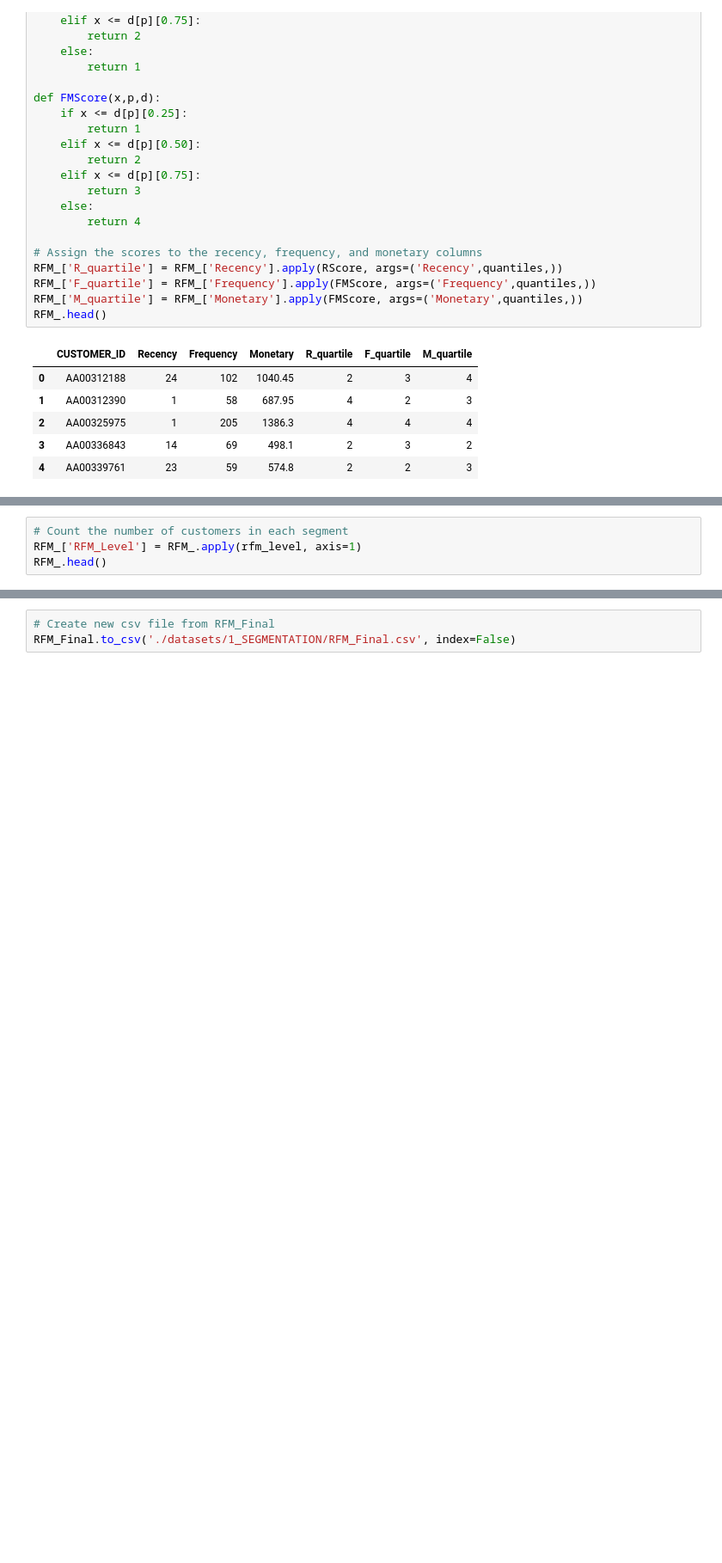
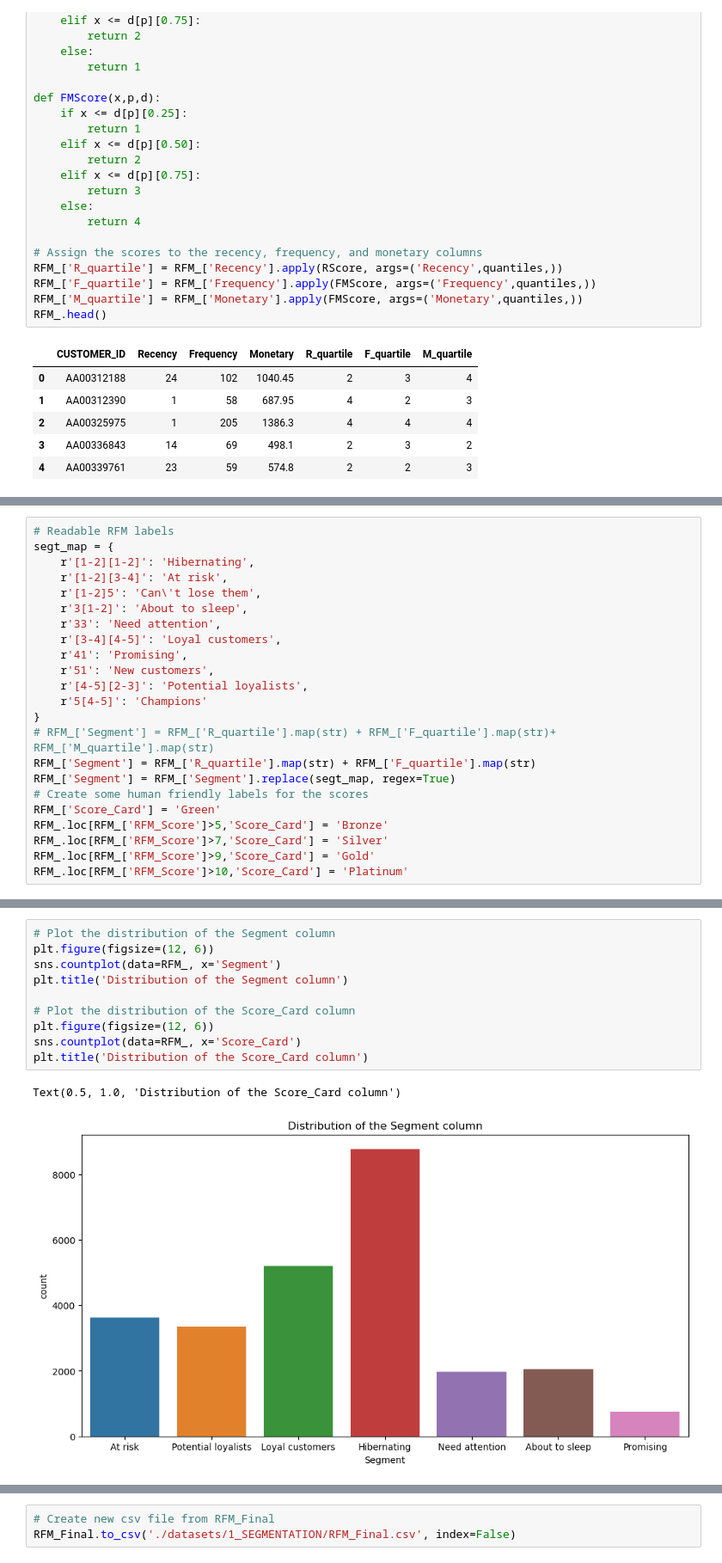
Before and after one commit to PeterBaraka/ml_fieldwork_lab, a Jupyter notebook: seg_preprocess.ipynb, the cells around one changed output, grey strips where cells are left out. Shown at 86% size. Saved outputs shown, nothing was run; the diff lists cells and outputs as text; blank space fills up the shorter version.

```diff
--- a/seg_preprocess.ipynb
+++ b/seg_preprocess.ipynb
@@ -999,4 +832,0 @@ def rfm_level(df):
-# %%
-# Count the number of customers in each segment
-RFM_['RFM_Level'] = RFM_.apply(rfm_level, axis=1)
-RFM_.head()
@@ -1093,0 +844,23 @@ Name: count, dtype: int64
+# %%
+# Readable RFM labels
+segt_map = {
+    r'[1-2][1-2]': 'Hibernating',
+    r'[1-2][3-4]': 'At risk',
+    r'[1-2]5': 'Can\'t lose them',
+    r'3[1-2]': 'About to sleep',
+    r'33': 'Need attention',
+    r'[3-4][4-5]': 'Loyal customers',
+    r'41': 'Promising',
+    r'51': 'New customers',
+    r'[4-5][2-3]': 'Potential loyalists',
+    r'5[4-5]': 'Champions'
+}
+# RFM_['Segment'] = RFM_['R_quartile'].map(str) + RFM_['F_quartile'].map(str)+ RFM_['M_quartile'].map(str)
+RFM_['Segment'] = RFM_['R_quartile'].map(str) + RFM_['F_quartile'].map(str)
+RFM_['Segment'] = RFM_['Segment'].replace(segt_map, regex=True)
+# Create some human friendly labels for the scores
+RFM_['Score_Card'] = 'Green'
+RFM_.loc[RFM_['RFM_Score']>5,'Score_Card'] = 'Bronze'
+RFM_.loc[RFM_['RFM_Score']>7,'Score_Card'] = 'Silver'
+RFM_.loc[RFM_['RFM_Score']>9,'Score_Card'] = 'Gold'
+RFM_.loc[RFM_['RFM_Score']>10,'Score_Card'] = 'Platinum'
@@ -1093,0 +901,13 @@ Name: count, dtype: int64
+# %%
+# Plot the distribution of the Segment column
+plt.figure(figsize=(12, 6))
+sns.countplot(data=RFM_, x='Segment')
+plt.title('Distribution of the Segment column')
+
+# Plot the distribution of the Score_Card column
+plt.figure(figsize=(12, 6))
+sns.countplot(data=RFM_, x='Score_Card')
+plt.title('Distribution of the Score_Card column')
+# %% [output]
+Text(0.5, 1.0, 'Distribution of the Score_Card column')
+[figure, added]
```
Also changed, not shown: parts of 27 cells of this notebook, 1 other file.
